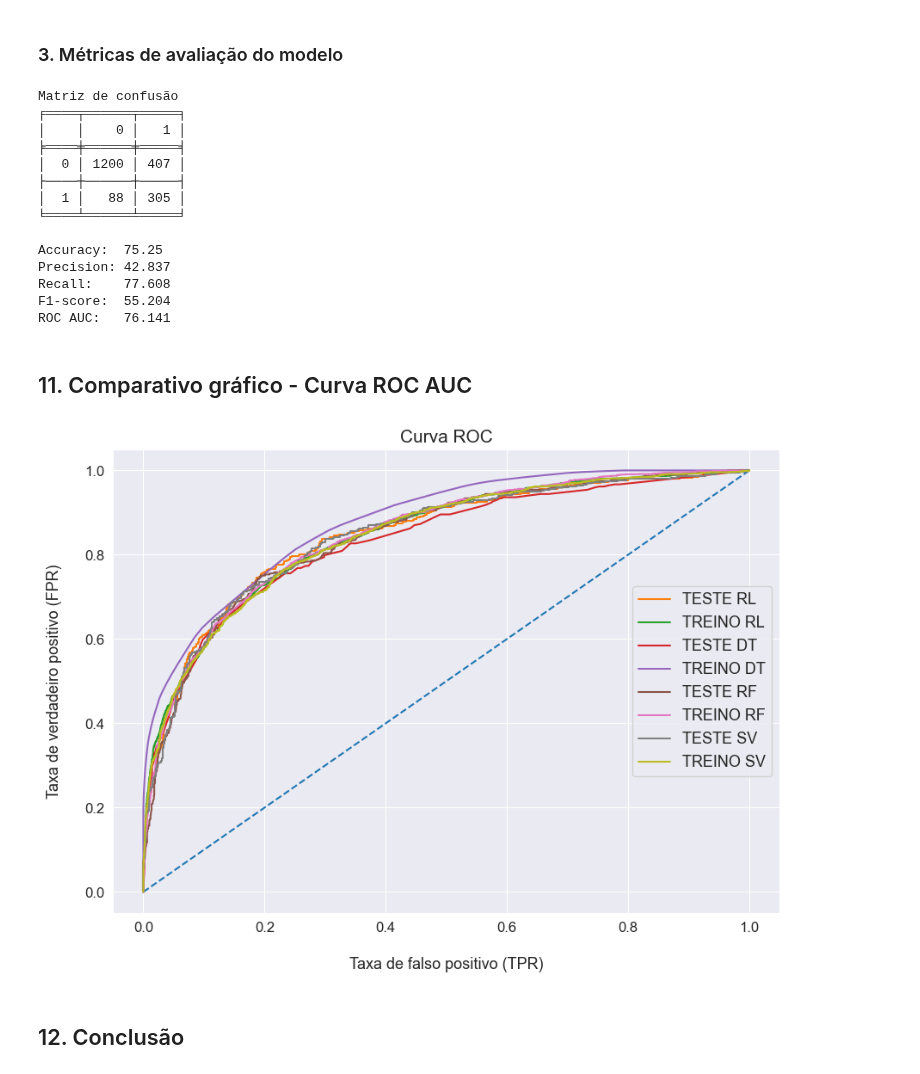
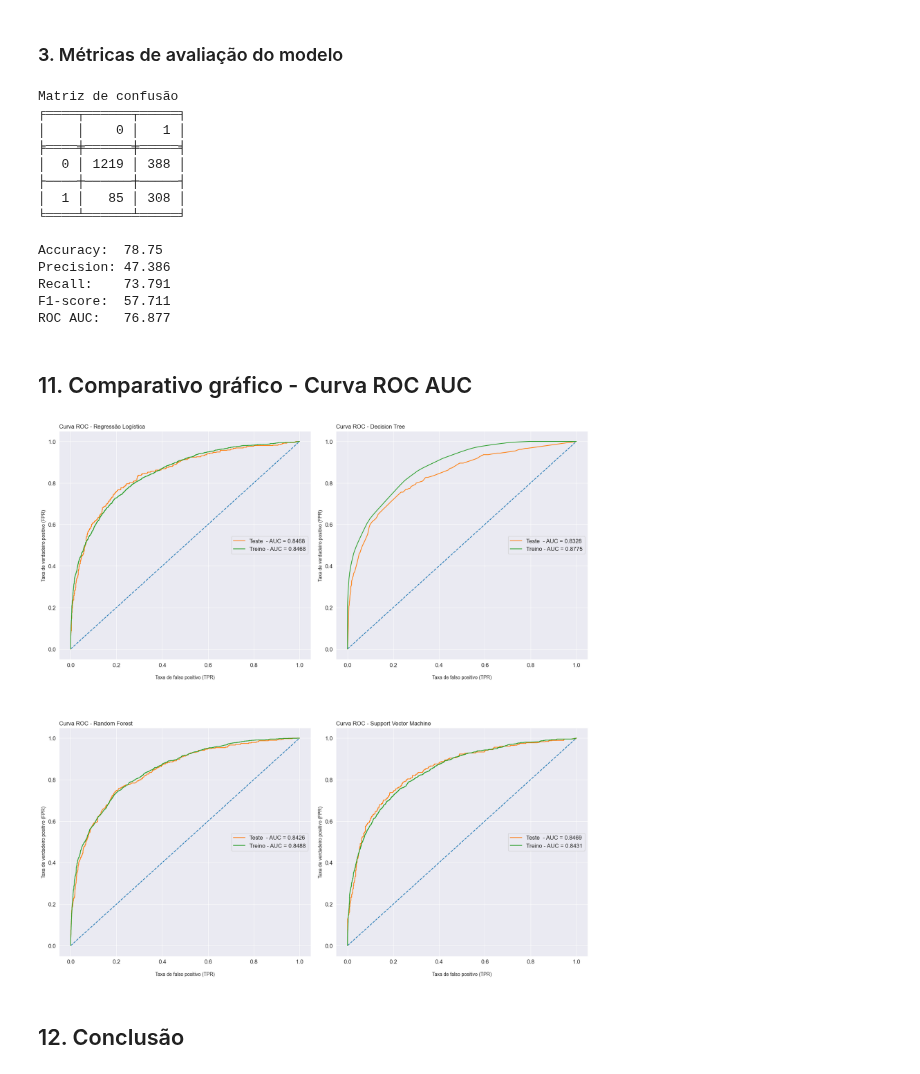
Before and after one commit to emso-exe/Churn_clientes_de_banco, a Jupyter notebook: churn_clientes_de_banco.ipynb, the cells around one changed output. Drawn from its saved outputs; the diff is of its cells as text; code cells hidden in the pictures.

Commit message:
Ajuste no gráfico de curva roc auc.

```diff
--- a/churn_clientes_de_banco.ipynb
+++ b/churn_clientes_de_banco.ipynb
@@ -705,7 +706,7 @@ Quantidade de dados divididos em treino e teste
 # %% [markdown]
 ### 1. Busca pelos melhores parâmetros e treinamento do modelo
 # %%
-def busca_parametros(estimator, scoring, params, cv=5, verbose=2):
+def busca_parametros(estimator, scoring, params, cv=5, verbose=1):
     '''
     Função para efetuar a busca dos melhores parâmetros
 
@@ -1070,7 +1049,7 @@ ROC AUC:   76.381
 # %%
 # Definindo o dicionário de parâmetros de SVM
 params = {
-    'C': [4],
+    'C': np.arange(4, 5, 0.02),
     'coef0': np.arange(0.201, 0.2014, 0.0002),
     'degree': [1],
     'gamma': np.arange(0.20194, 0.202, 0.00002),
@@ -1078,6 +1057,18 @@ params = {
     'random_state': [42],
     'class_weight': ['balanced'],
 }
+
+
+params = {
+    'C': np.arange(4.2, 4.3, 0.02),
+    'coef0': np.arange(0.2012, 0.2013, 0.0002),
+    'degree': [1],
+    'gamma': np.arange(0.20198, 0.202, 0.00002),
+    'kernel': ['poly'],
+    'random_state': [42],
+    'class_weight': ['balanced'],
+}
+
 
 # Efetuando a busca pelos melhores parâmetros
 search_cv_svc = busca_parametros(SVC(), 'recall', params)
@@ -1144,9 +1129,9 @@ Matriz de confusão
 ╒════╤══════╤═════╕
 │    │    0 │   1 │
 ╞════╪══════╪═════╡
-│  0 │ 1200 │ 407 │
+│  0 │ 1219 │ 388 │
 ├────┼──────┼─────┤
-│  1 │   88 │ 305 │
+│  1 │   85 │ 308 │
 ╘════╧══════╧═════╛
 # %%
 # - Accuracy (Acurácia): percentual de predições corretas em relação ao total de
@@ -1160,11 +1145,11 @@ Matriz de confusão
 
 pontuacao_modelo(y_test, pred)
 # %% [output]
-Accuracy:  75.25
-Precision: 42.837
-Recall:    77.608
-F1-score:  55.204
-ROC AUC:   76.141
+Accuracy:  78.75
+Precision: 47.386
+Recall:    73.791
+F1-score:  57.711
+ROC AUC:   76.877
 # %% [markdown]
 ## 11. Comparativo gráfico - Curva ROC AUC
 # %%
@@ -1187,25 +1172,28 @@ fpr5, tpr5, thresholds5 = roc_curve(y_test, pred_test_prob_rfc)
 fpr6, tpr6, thresholds6 = roc_curve(y_train, pred_train_prob_rfc)
 fpr7, tpr7, thresholds5 = roc_curve(y_test, pred_test_prob_svm)
 fpr8, tpr8, thresholds6 = roc_curve(y_train, pred_train_prob_svm)
-
-# Gráfico da curva ROC
-plt.figure(figsize=(10, 7))
-plt.plot([0, 1], [0, 1], '--')
-plt.plot(fpr1, tpr1, label='TESTE RL')
-plt.plot(fpr2, tpr2, label='TREINO RL')
-plt.plot(fpr3, tpr3, label='TESTE DT')
-plt.plot(fpr4, tpr4, label='TREINO DT')
-plt.plot(fpr5, tpr5, label='TESTE RF')
-plt.plot(fpr6, tpr6, label='TREINO RF')
-plt.plot(fpr7, tpr7, label='TESTE SV')
-plt.plot(fpr8, tpr8, label='TREINO SV')
-plt.tick_params(labelsize=12)
-plt.xlabel('\nTaxa de falso positivo (TPR)', fontsize=13)
-plt.ylabel('Taxa de verdadeiro positivo (FPR)\n', fontsize=13)
-plt.title('Curva ROC', fontsize=15)
-plt.legend(loc='center right', fontsize=13)
-plt.show()
-# %% [output]
-[figure, removed]
+# %%
+def graf_roc_auc(fpr1, tpr1, fpr2, tpr2, auc1, auc2, title, ax):
+    ax.plot([0, 1], [0, 1], '--')
+    ax.plot(fpr1, tpr1, label='Teste  - AUC = %0.4f' % auc1)
+    ax.plot(fpr2, tpr2, label='Treino - AUC = %0.4f' % auc2)
+    ax.tick_params(labelsize=12)
+    ax.set(xlabel='\nTaxa de falso positivo (TPR)')
+    ax.set(ylabel='Taxa de verdadeiro positivo (FPR)')
+    ax.set_title(title, loc='left')
+    ax.legend(loc='center right', fontsize=12)
+
+
+fig, ((ax1, ax2), (ax3, ax4)) = plt.subplots(2, 2, figsize=(20, 20))
+
+graf_roc_auc(fpr1, tpr1, fpr2, tpr2, auc(fpr1, tpr1), auc(fpr2, tpr2), 'Curva ROC - Regressão Logística', ax1)
+graf_roc_auc(fpr3, tpr3, fpr4, tpr4, auc(fpr3, tpr3), auc(fpr4, tpr4), 'Curva ROC - Decision Tree', ax2)
+graf_roc_auc(fpr5, tpr5, fpr6, tpr6, auc(fpr5, tpr5), auc(fpr6, tpr6), 'Curva ROC - Random Forest', ax3)
+graf_roc_auc(fpr7, tpr7, fpr8, tpr8, auc(fpr7, tpr7), auc(fpr8, tpr8), 'Curva ROC - Support Vector Machine', ax4)
+
+plt.subplots_adjust(wspace=0.1, hspace=0.3)
+plt.show()
+# %% [output]
+[figure, added]
 # %% [markdown]
 ## 12. Conclusão
```
Also changed, not shown: parts of 8 cells of this notebook.
